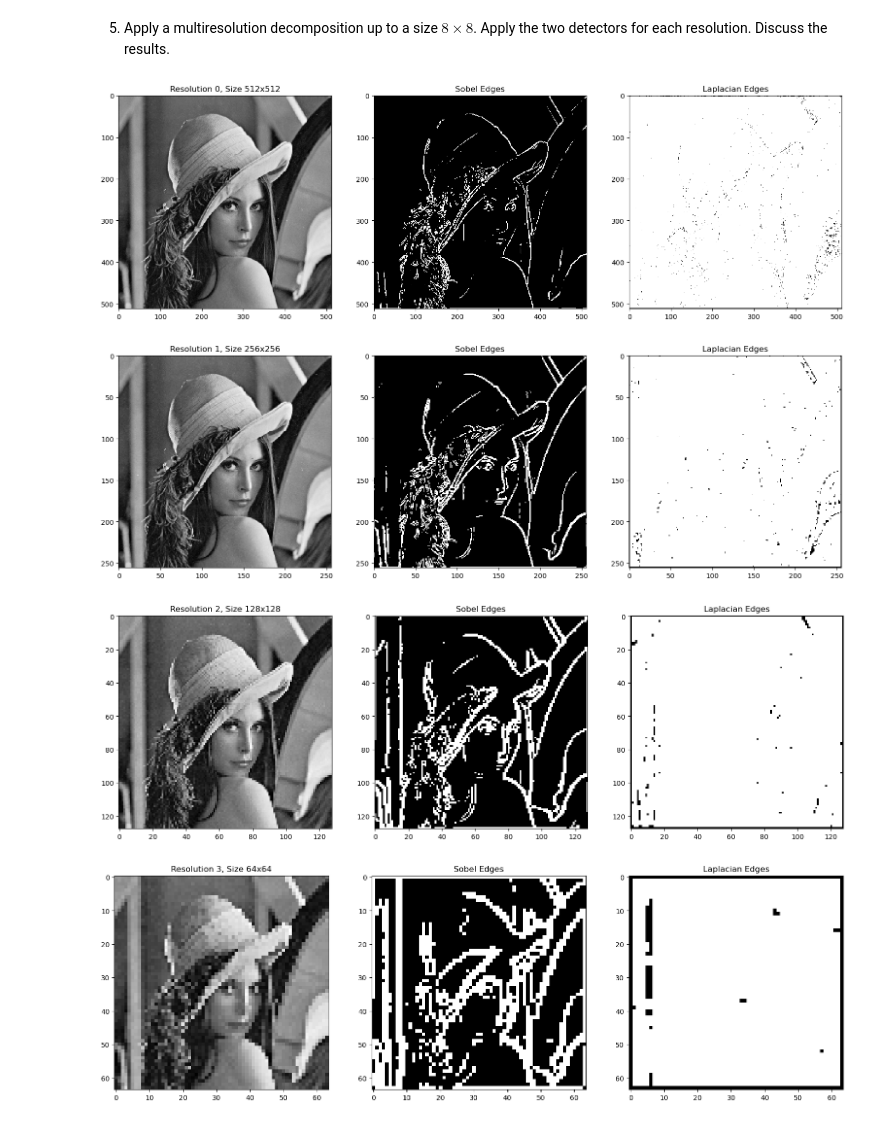
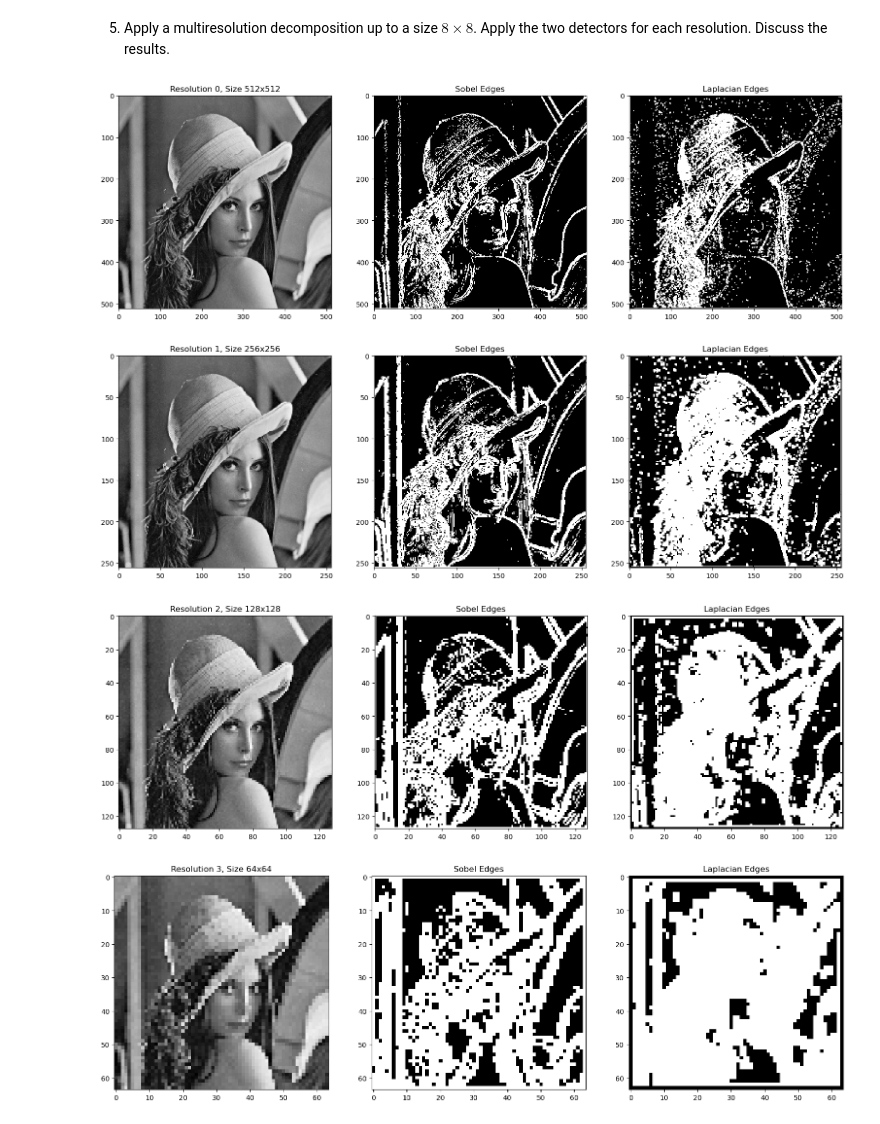
Before and after one commit to ZHANGzhile/BIMA, a Jupyter notebook: TME5/TME5.ipynb, the cells around one changed output. Drawn from its saved outputs; the diff is of its cells as text; code cells hidden in the pictures.

```diff
--- a/TME5/TME5.ipynb
+++ b/TME5/TME5.ipynb
@@ -453,9 +432,10 @@ for i, sigma in enumerate(np.linspace(sigma1, sigma2, num)):
 # %% [markdown]
 4. Replace the gaussian filter by a constrast enhancer filter of impulse response $\begin{pmatrix} 0&-1&0\\-1&5&-1\\0&-1&0\end{pmatrix}$ (other choices are possible). Discuss the results.
 # %%
+
 # Define the LoG filter kernel
 log_filter = np.array([[0, -1, 0],
-                      [-1, 5, -1],
+                      [-1, 4, -1],
                       [0, -1, 0]])
 
 # Convolve the image with the LoG filter
@@ -476,41 +460,42 @@ niceDisplay14([lena, sobel_result, laplacian_result], ["Original Image", "Sobel
 # %% [markdown]
 5. Apply a multiresolution decomposition up to a size $8\times8$. Apply the two detectors for each resolution. Discuss the results.
 # %%
+lena = np.array(Image.open('img/lena.png'))
 # Define a function for multiresolution decomposition
 def multiresolution_decomposition(image, max_size):
     decompositions = [image]
     current_image = image.copy()
     while current_image.shape[0] > max_size and current_image.shape[1] > max_size:
         current_image = current_image[::2, ::2]  # Downsample by a factor of 2
         decompositions.append(current_image)
     return decompositions
 
 # Apply multiresolution decomposition
 max_size = 8
 decompositions = multiresolution_decomposition(lena, max_size)
 
 # Initialize lists to store the results for each resolution
 sobel_results = []
 laplacian_results = []
 
 # Apply Sobel and Laplacian detectors for each resolution
 for i, image in enumerate(decompositions):
-    sobel_threshold = 200
-    laplacian_threshold = 10
+    sobel_threshold = 70
+    laplacian_threshold = 70
 
     # Apply Sobel detector
     sobel_result, _, _ = SobelDetector(image, sobel_threshold)
     sobel_results.append(sobel_result)
 
     # Apply Laplacian detector
     laplacian_result = LaplacianDetector(image, laplacian_threshold)
     laplacian_results.append(laplacian_result)
 
     # Display the results for each resolution
     title = f"Resolution {i}, Size {image.shape[0]}x{image.shape[1]}"
     niceDisplay14([image, sobel_result, laplacian_result], [title, "Sobel Edges", "Laplacian Edges"])
 # %% [output]
-[figure, old version]
+[figure, new version]
-[figure, old version]
+[figure, new version]
-[figure, old version]
+[figure, new version]
-[figure, old version]
+[figure, new version]
```
Also changed, not shown: parts of 8 cells of this notebook.
